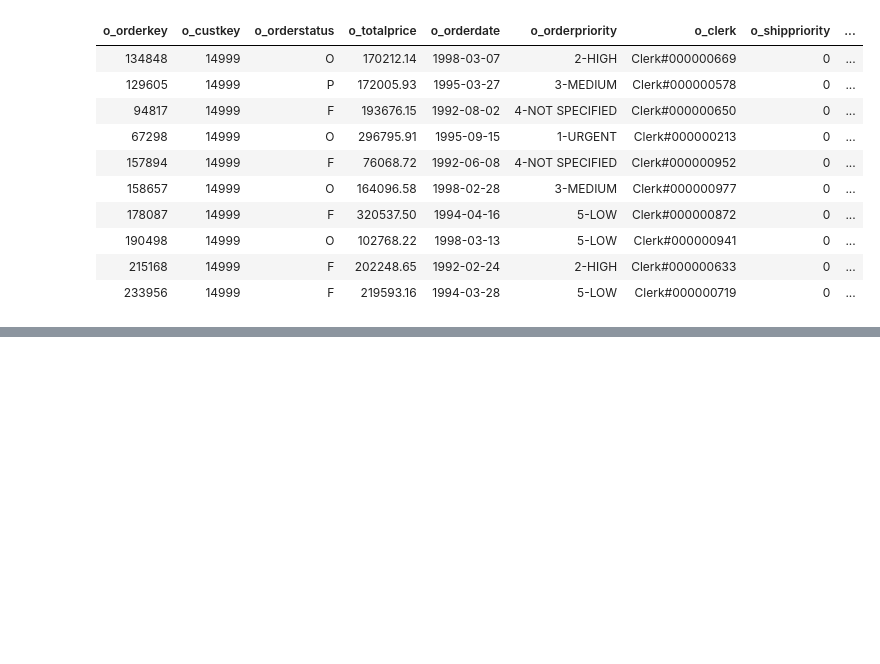
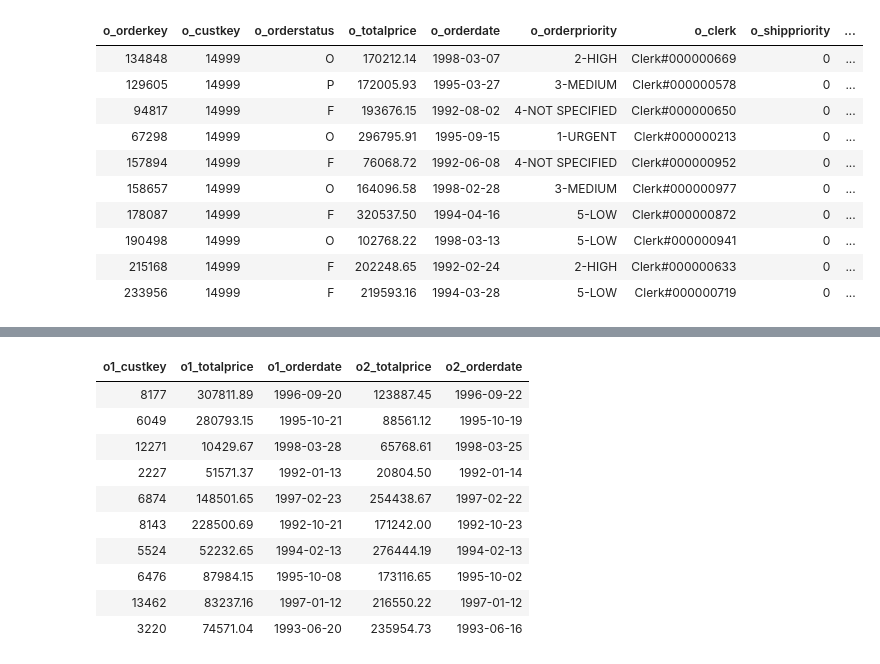
Before and after one commit to shus1699/defb, a Jupyter notebook: notebooks/starter-notebook.ipynb, the cells around one changed output, grey strips where cells are left out. Drawn from its saved outputs; the diff is of its cells as text; code cells hidden in the pictures; blank space fills up the shorter version.

```diff
--- a/notebooks/starter-notebook.ipynb
+++ b/notebooks/starter-notebook.ipynb
@@ -518,0 +624,29 @@ INNER JOIN dim_customers c ON o.o_custkey = c.c_custkey;
+# %%
+%%sql
+SELECT
+    o1.o_custkey as o1_custkey,
+    o1.o_totalprice as o1_totalprice,
+    o1.o_orderdate as o1_orderdate,
+    o2.o_totalprice as o2_totalprice,
+    o2.o_orderdate as o2_orderdate
+FROM
+    orders o1
+    JOIN orders o2 ON o1.o_custkey = o2.o_custkey
+    AND year(o1.o_orderdate) = year(o2.o_orderdate)
+    AND weekofyear(o1.o_orderdate) = weekofyear(o2.o_orderdate)
+WHERE
+    o1.o_orderkey != o2.o_orderkey
+LIMIT
+    10;
+# %% [output]
+| o1_custkey | o1_totalprice | o1_orderdate | o2_totalprice | o2_orderdate |
+| 8177 | 307811.89 | 1996-09-20 | 123887.45 | 1996-09-22 |
+| 6049 | 280793.15 | 1995-10-21 | 88561.12 | 1995-10-19 |
+| 12271 | 10429.67 | 1998-03-28 | 65768.61 | 1998-03-25 |
+| 2227 | 51571.37 | 1992-01-13 | 20804.50 | 1992-01-14 |
+| 6874 | 148501.65 | 1997-02-23 | 254438.67 | 1997-02-22 |
+| 8143 | 228500.69 | 1992-10-21 | 171242.00 | 1992-10-23 |
+| 5524 | 52232.65 | 1994-02-13 | 276444.19 | 1994-02-13 |
+| 6476 | 87984.15 | 1995-10-08 | 173116.65 | 1995-10-02 |
+| 13462 | 83237.16 | 1997-01-12 | 216550.22 | 1997-01-12 |
+| 3220 | 74571.04 | 1993-06-20 | 235954.73 | 1993-06-16 |
```
Also changed, not shown: parts of 35 cells of this notebook.
